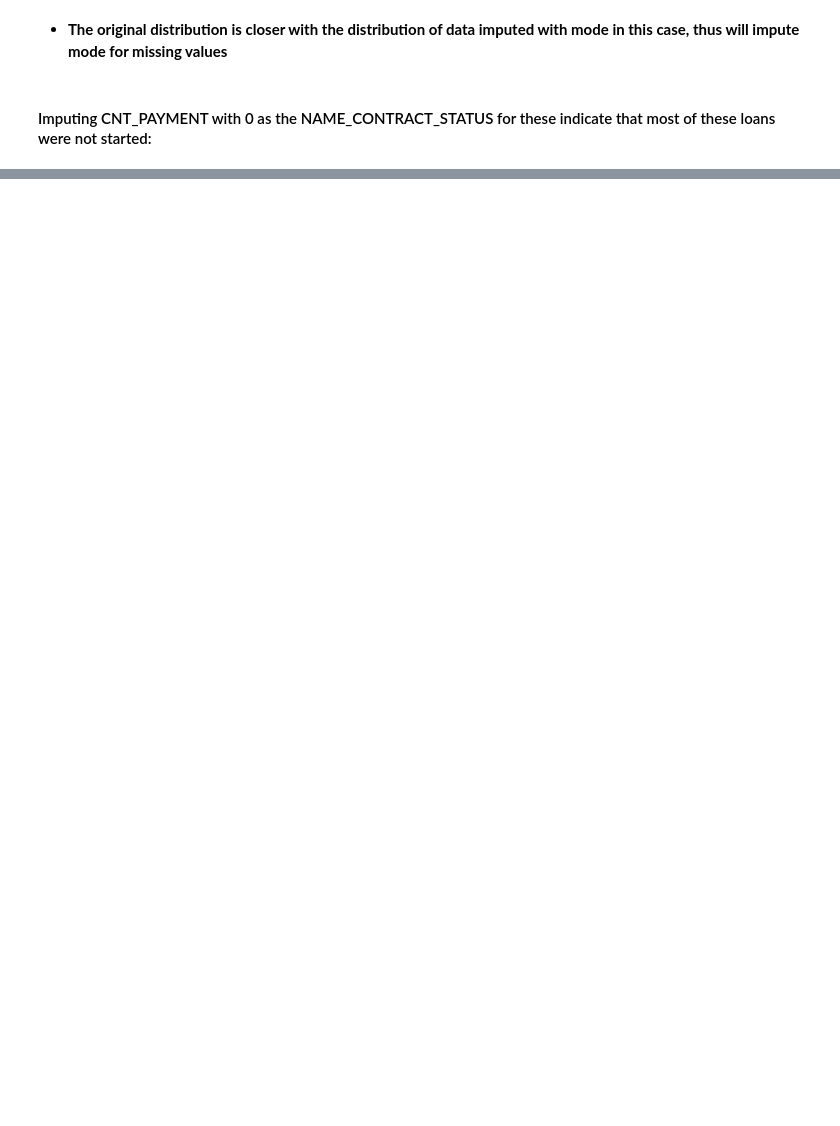
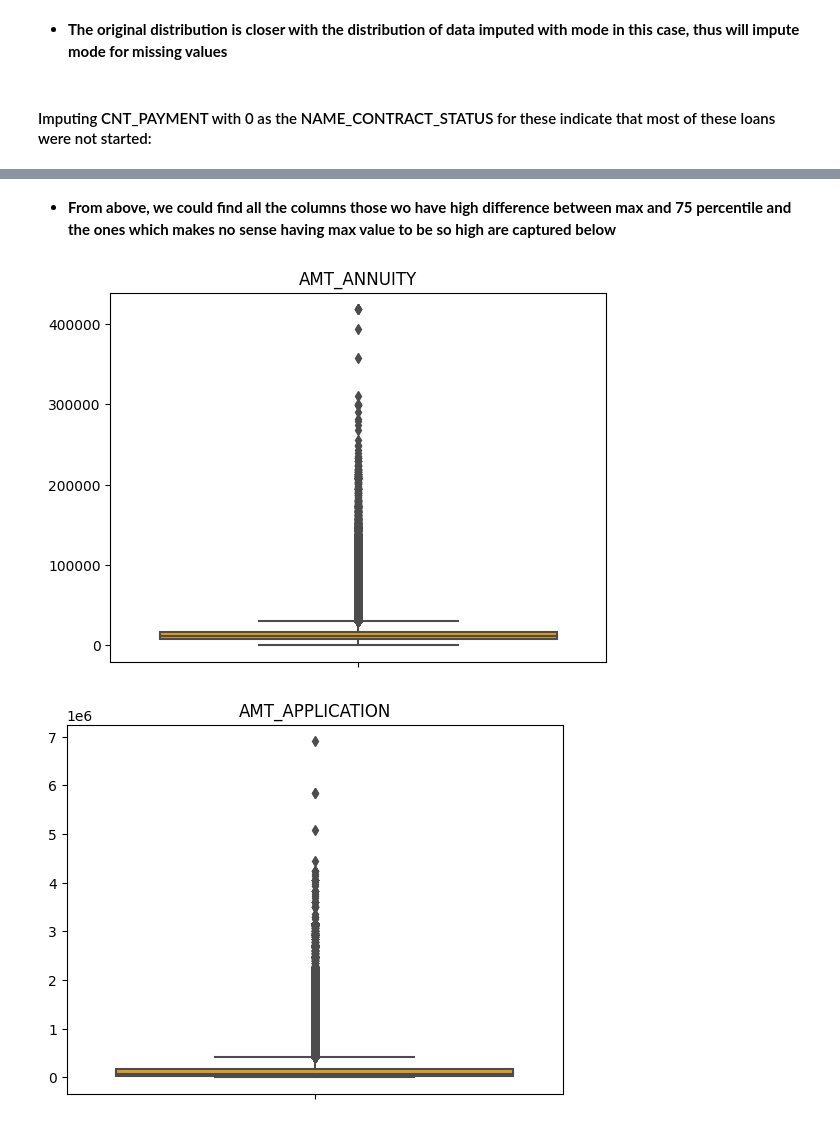
Before and after one commit to chandankumar3it/bank-loan-eda-analysis, a Jupyter notebook: Bank_Loan_Case_Study_EDA.ipynb, the cells around one changed output, grey strips where cells are left out. Drawn from its saved outputs; the diff is of its cells as text; code cells hidden in the pictures; blank space fills up the shorter version.

```diff
--- a/Bank_Loan_Case_Study_EDA.ipynb
+++ b/Bank_Loan_Case_Study_EDA.ipynb
@@ -649,0 +700,18 @@ for col in prev_catgorical_col:
+# %% [markdown]
+* **From above, we could find all the columns those wo have high difference between max and 75 percentile and the ones which makes no sense having max value to be so high are captured below**
+# %%
+p_outlier_col = ['AMT_ANNUITY','AMT_APPLICATION','AMT_CREDIT','AMT_GOODS_PRICE',
+                 'SELLERPLACE_AREA','DAYS_DECISION','CNT_PAYMENT']
+
+
+
+#plt.figure(figsize=(8,8))
+for i in p_outlier_col:
+    sns.boxplot(y = prev_appl[i], orient = "h", color = "orange")
+    plt.xlabel("")
+    plt.ylabel("")
+    plt.title(i)
+    plt.show()
+# %% [output]
+[figure, added]
+[figure, added]
```
Also changed, not shown: parts of 110 cells of this notebook.
